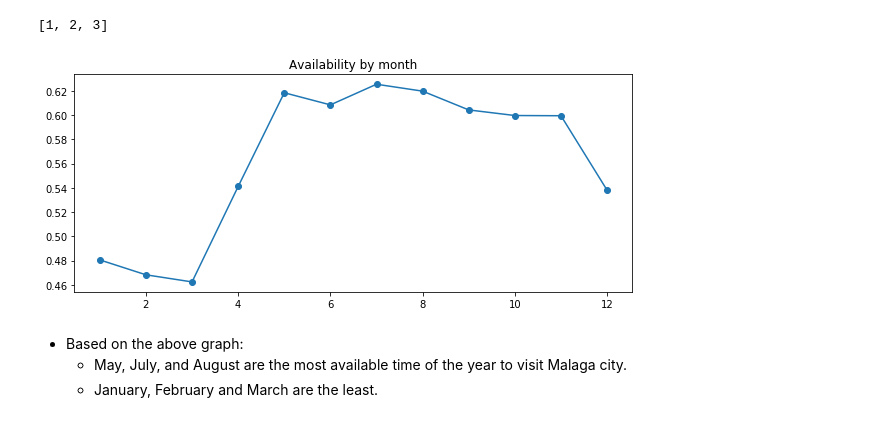
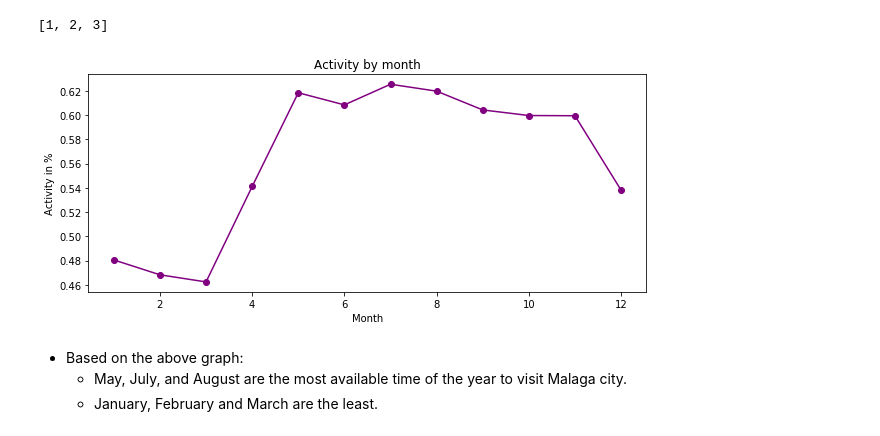
Before and after one commit to DevMahmoud10/Malaga-Airbnb-Data-Analysis, a Jupyter notebook: malaga_airbnb_data_analysis_notebook.ipynb, the cells around one changed output. Cells and saved outputs as stored; diff of their text form; code cells hidden in the pictures.

```diff
--- a/malaga_airbnb_data_analysis_notebook.ipynb
+++ b/malaga_airbnb_data_analysis_notebook.ipynb
@@ -173,11 +173,13 @@ inactive_months
 # %%
 #Plot Availability by month
 plt.figure(figsize=(10,4))
-plt.plot(month_availability.sort_index(), 'o-')
-plt.title('Availability by month')
+plt.plot(month_availability.sort_index(), 'o-',color='purple')
+plt.xlabel('Month')
+plt.ylabel('Activity in %')
+plt.title('Activity by month')
 plt.show()
 # %% [output]
-[figure, old version]
+[figure, new version]
 # %% [markdown]
 - Based on the above graph:
     - May, July, and August are the most available time of the year to visit Malaga city.
```
Also changed, not shown: parts of 13 cells of this notebook.
